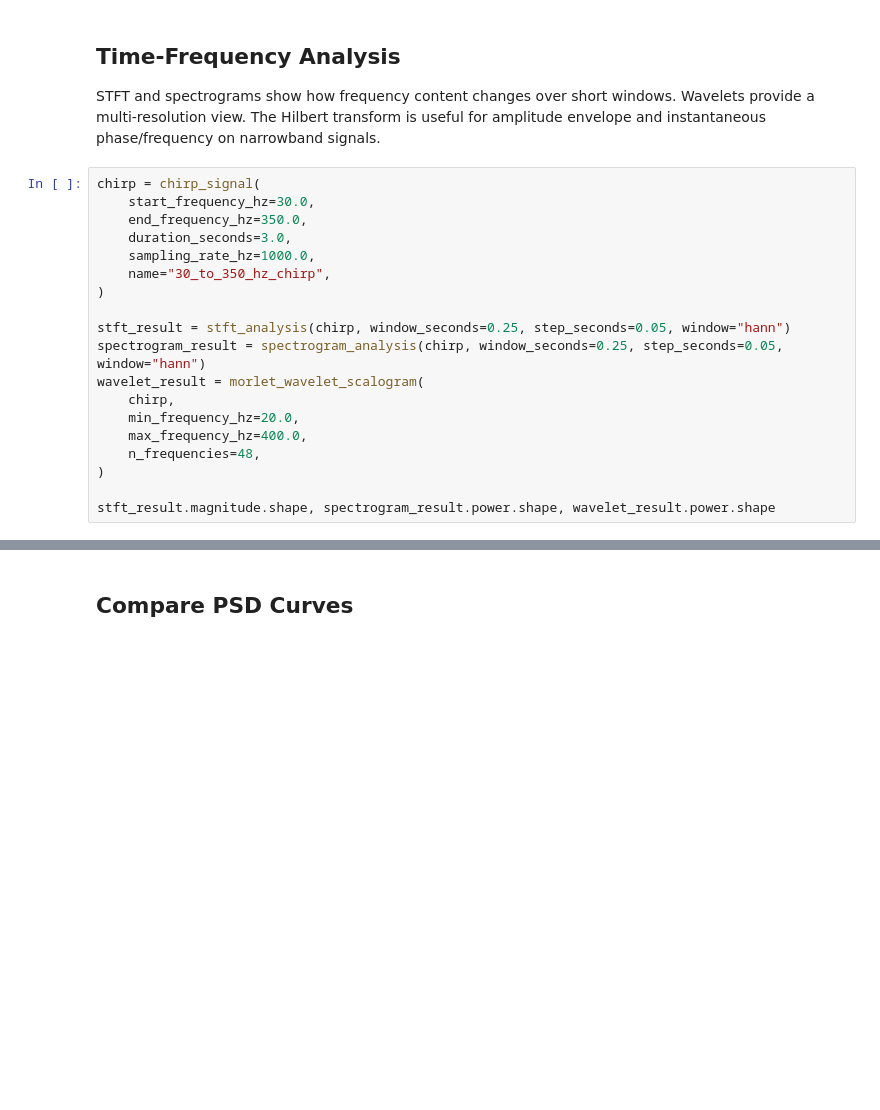
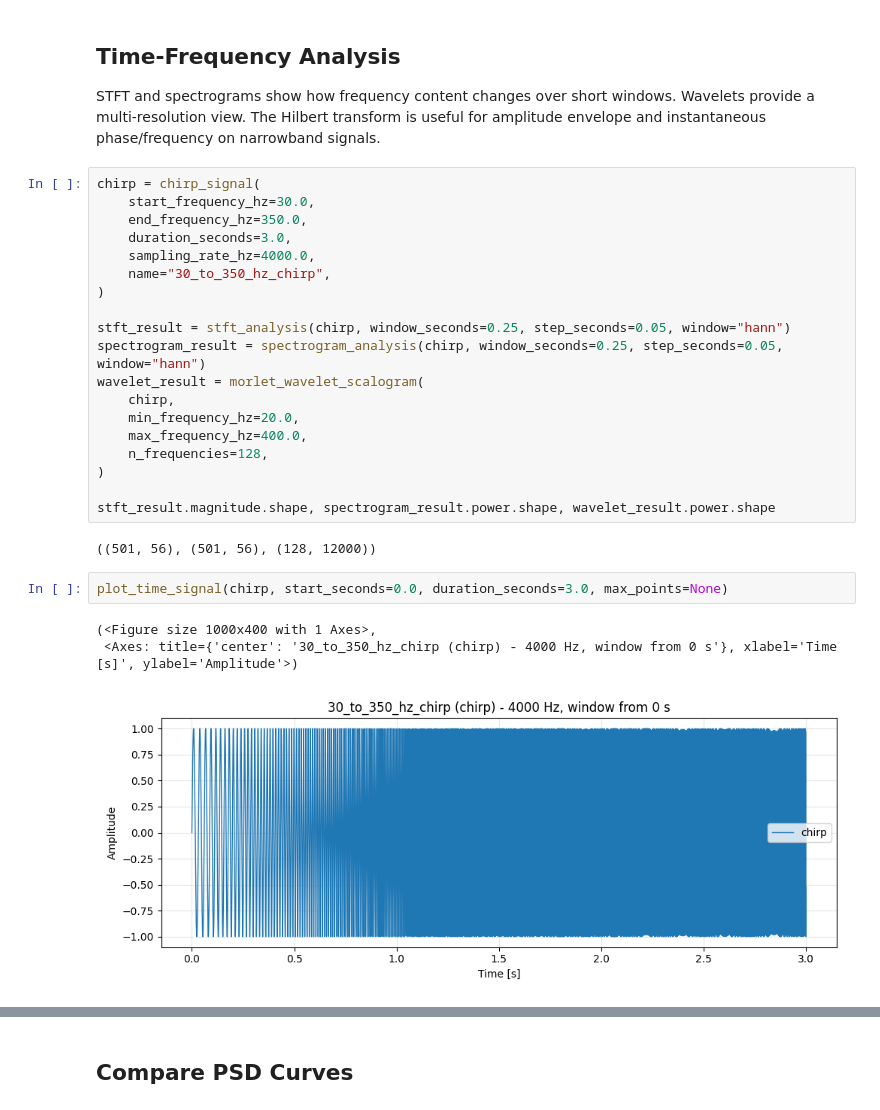
Before and after one commit to Jonas-Nm/signal_processing_prep, a Jupyter notebook: notebooks/02_dsp_foundations_examples.ipynb, the cells around one changed output, grey strips where cells are left out. Saved outputs shown, nothing was run; the diff lists cells and outputs as text; blank space fills up the shorter version.

```diff
--- a/notebooks/02_dsp_foundations_examples.ipynb
+++ b/notebooks/02_dsp_foundations_examples.ipynb
@@ -312,7 +442,7 @@ chirp = chirp_signal(
     start_frequency_hz=30.0,
     end_frequency_hz=350.0,
     duration_seconds=3.0,
-    sampling_rate_hz=1000.0,
+    sampling_rate_hz=4000.0,
     name="30_to_350_hz_chirp",
 )
 
@@ -322,10 +452,18 @@ wavelet_result = morlet_wavelet_scalogram(
     chirp,
     min_frequency_hz=20.0,
     max_frequency_hz=400.0,
-    n_frequencies=48,
+    n_frequencies=128,
 )
 
 stft_result.magnitude.shape, spectrogram_result.power.shape, wavelet_result.power.shape
+# %% [output]
+((501, 56), (501, 56), (128, 12000))
+# %%
+plot_time_signal(chirp, start_seconds=0.0, duration_seconds=3.0, max_points=None)
+# %% [output]
+(<Figure size 1000x400 with 1 Axes>,
+ <Axes: title={'center': '30_to_350_hz_chirp (chirp) - 4000 Hz, window from 0 s'}, xlabel='Time [s]', ylabel='Amplitude'>)
+[figure, added]
 # %%
 fig, axes = plt.subplots(2, 1, figsize=(10, 7), sharex=True)
 
```
Also changed, not shown: parts of 15 cells of this notebook, 1 other file.
